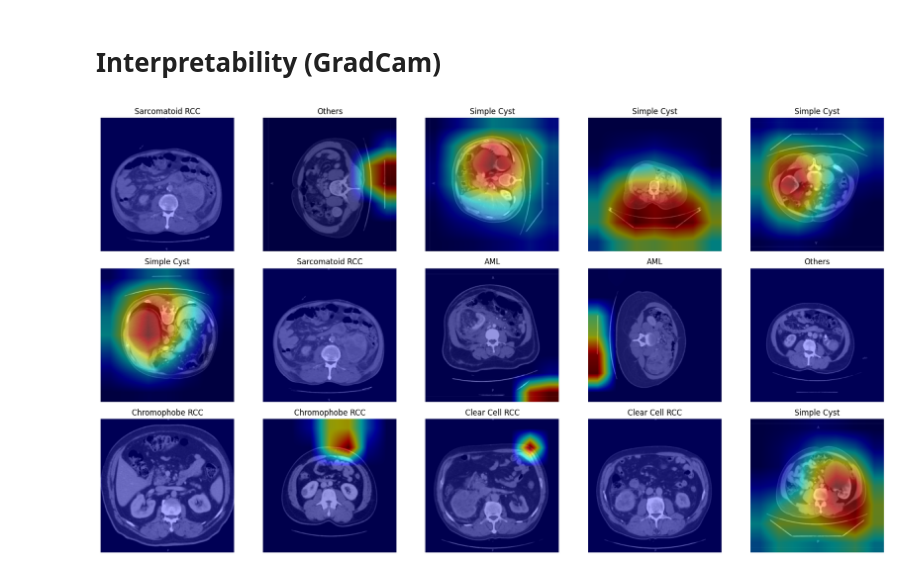
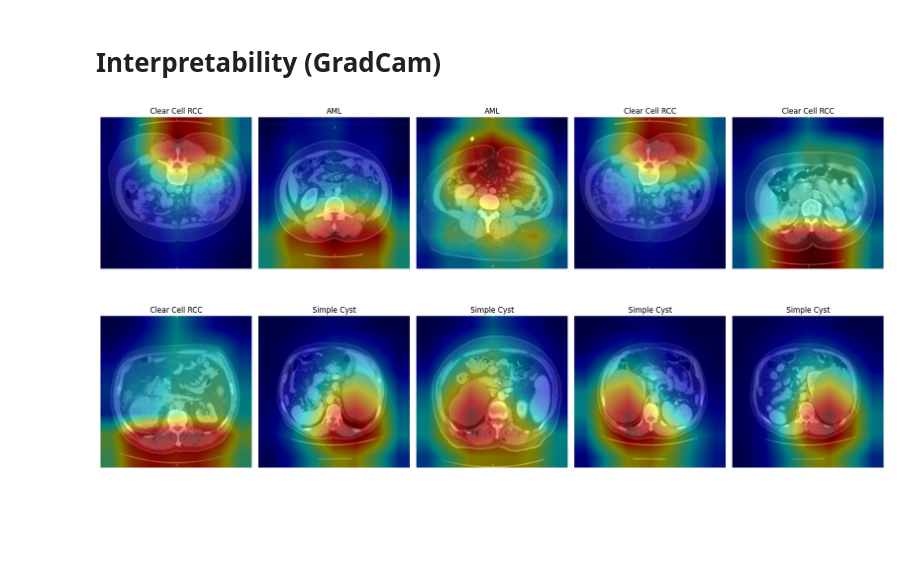
Before and after one commit to amirkasaei/Kidney-Renal-Cancer-Classification, a Jupyter notebook: Kidney_Renal_Cancer.ipynb, the cells around one changed output. Saved outputs shown, nothing was run; the diff lists cells and outputs as text; code cells hidden in the pictures; blank space fills up the shorter version.

```diff
--- a/Kidney_Renal_Cancer.ipynb
+++ b/Kidney_Renal_Cancer.ipynb
@@ -499,7 +499,7 @@ Confusion matrix
 # %% [markdown]
 # Interpretability (GradCam)
 # %%
-from pytorch_grad_cam import GradCAM, HiResCAM, ScoreCAM, GradCAMPlusPlus, AblationCAM, XGradCAM, EigenCAM, FullGrad
+from pytorch_grad_cam import GradCAM, HiResCAM, GradCAMElementWise, GradCAMPlusPlus, XGradCAM, AblationCAM, ScoreCAM, EigenCAM, EigenGradCAM, LayerCAM, FullGrad
 from pytorch_grad_cam.utils.model_targets import ClassifierOutputTarget
 from pytorch_grad_cam.utils.image import show_cam_on_image
 from torchvision.transforms.functional import to_pil_image
@@ -511,7 +511,7 @@ def plot_GradCam(model, image):
     # Note: input_tensor can be a batch tensor with several images!
 
     # Construct the CAM object once, and then re-use it on many images:
-    cam = GradCAM(model=model, target_layers=target_layers)
+    cam = ScoreCAM(model=model, target_layers=target_layers)
 
     # You can also use it within a with statement, to make sure it is freed,
     # In case you need to re-create it inside an outer loop:
@@ -538,22 +538,22 @@ def plot_GradCam(model, image):
 
     return grayscale_cam, visualization
 # %%
-k=15
-indicies = np.random.choice(len(datasets['train']), k)
+k=10
+indicies = np.random.choice(len(datasets['test']), k)
 np.random.shuffle(indicies)
 
 fig,axs = plt.subplots(k//5,5, figsize=(18,10))
 idx=0
 
 for i, ax in enumerate(axs.flatten()):
   image, label = datasets['train'][indicies[idx]]
   grayscale_cam, vis = plot_GradCam(model, image)
   ax.imshow(vis)
   ax.axis("off")
   ax.title.set_text(classes[label])
   idx += 1
 
 plt.tight_layout()
 plt.show()
 # %% [output]
-[figure, old version]
+[figure, new version]
```
